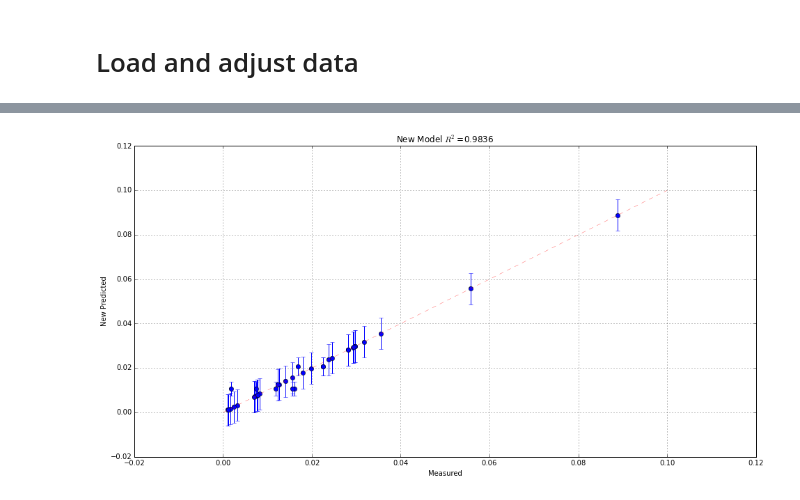
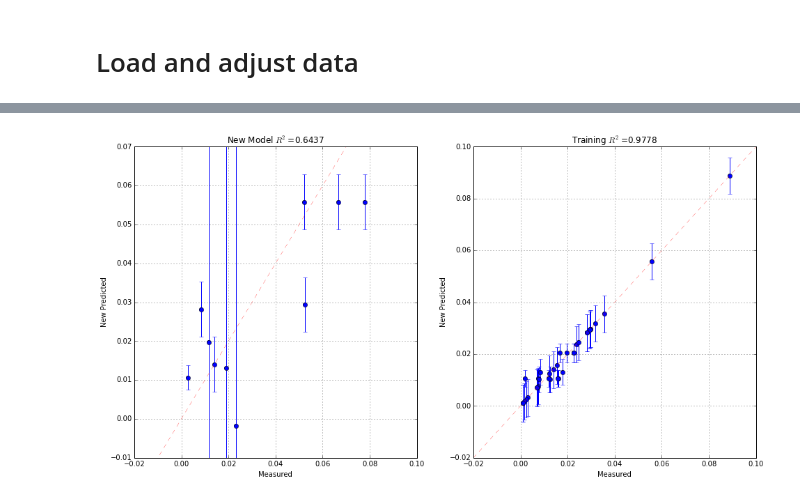
Before and after one commit to nikizh/msc-project, a Jupyter notebook: notebooks/GP_(Tanimoto).ipynb, the cells around one changed output, grey strips where cells are left out. Saved outputs shown, nothing was run; the diff lists cells and outputs as text; code cells hidden in the pictures.

Commit message:
Updated GP Tanimoto notebooks

```diff
--- a/notebooks/GP_(Tanimoto).ipynb
+++ b/notebooks/GP_(Tanimoto).ipynb
@@ -86,2 +41,0 @@ K_ = np.array(rK_)
-# %%
-y_train = df_train['RRF_Measured']
@@ -165,12 +41,0 @@ gramComputeSpectrum (test) OK
-# %%
-s = 0.00005 # noise variance.
-
-L = np.linalg.cholesky(K + s * np.eye(np.size(K, axis=0)))
-
-# compute the mean at our test points.
-Lk = np.linalg.solve(L, Kx)
-mu = np.dot(Lk.T, np.linalg.solve(L, df_train['RRF_Measured']))
-
-# compute the variance at our test points.
-s2 = np.diag(K_) - np.sum(Lk**2, axis=0)
-s = np.sqrt(s2)
@@ -189,17 +41,0 @@ df_results2.head()
-# %%
-y_true, y_pred_new = df_results2['RRF_Measured'], df_results2['Predicted']
-
-r2 = r2_score(y_true, y_pred_new)
-
-plt.clf()
-plt.xlabel('Measured')
-plt.ylabel('New Predicted')
-plt.scatter(y_true, y_pred_new)
-plt.errorbar(y_true, y_pred_new, yerr=s, fmt='o')
-plt.plot([0, 0.1], [0, 0.1], 'r--', linewidth=.3)
-plt.grid(True)
-plt.title('New Model $R^2$={:.4f}'.format(r2))
-
-plt.show()
-# %% [output]
-[figure, removed]
@@ -205,0 +98,18 @@ plt.show()
+# %%
+params = {
+    'kernelType': 'tanimoto', # other option: minmaxTanimoto
+    'silentMode': True, # default: False
+    'depthMax': 2 # default: 3
+}
+
+mu, s = execute_tanimoto(df_train, df_train['RRF_Measured'], df_test, params)
+train_mu, train_s = execute_tanimoto(df_train, df_train['RRF_Measured'], df_train, params)
+
+plt.subplot(1, 2, 1)
+plot_results(df_test['RRF_Measured'], mu, s)
+plt.subplot(1, 2, 2)
+plot_results(df_train['RRF_Measured'], train_mu, train_s, title='Training')
+
+plt.show()
+# %% [output]
+[figure, added]
```
Also changed, not shown: parts of 16 cells of this notebook, 2 other files.
